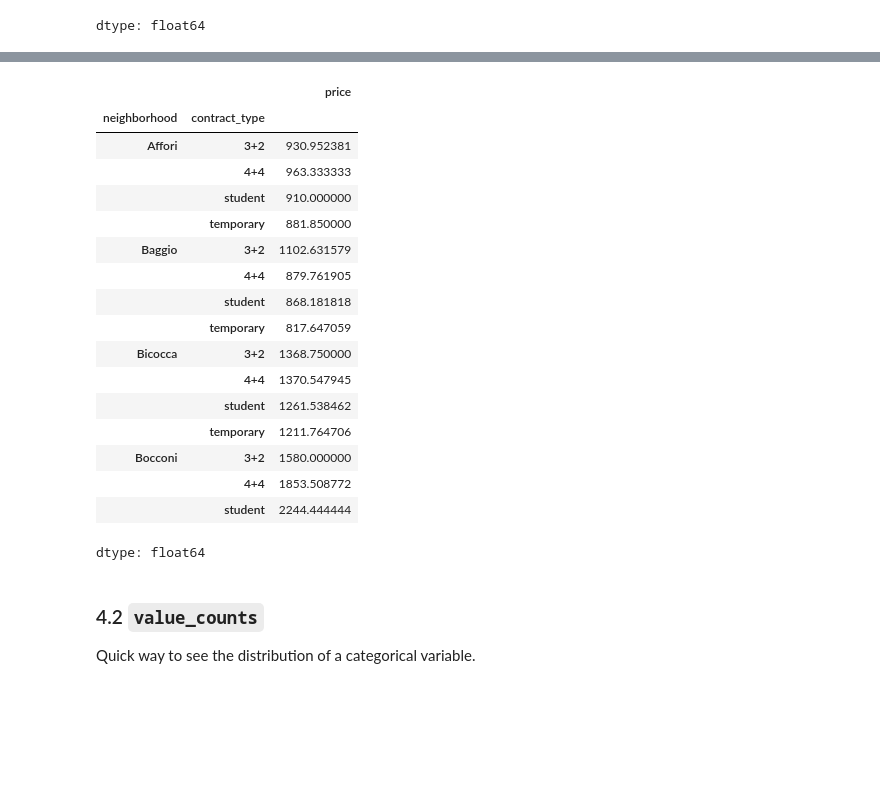
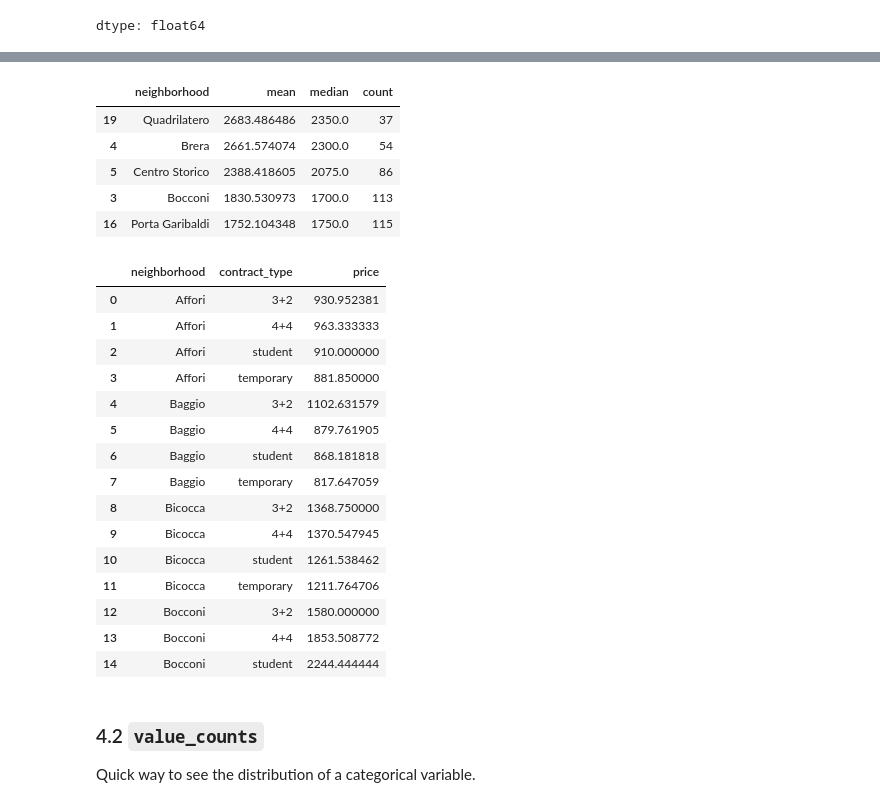
Before and after one commit to fpinell/hands_on_python_for_ds, a Jupyter notebook: notebooks/phd/2026/Lecture_1_Pandas_Workflow.ipynb, the cells around one changed output, grey strips where cells are left out. Saved outputs shown, nothing was run; the diff lists cells and outputs as text; code cells hidden in the pictures; blank space fills up the shorter version.

```diff
--- a/notebooks/phd/2026/Lecture_1_Pandas_Workflow.ipynb
+++ b/notebooks/phd/2026/Lecture_1_Pandas_Workflow.ipynb
@@ -828,6 +914,8 @@ def normalize_floor(x):
     except ValueError:
         return None  # we'll see what's left
 
+df['normalized_floor'] = df['floor'].apply(normalize_floor)
+
 df['floor'] = df['floor'].apply(normalize_floor)
 df['floor'].value_counts(dropna=False).sort_index()
 # %% [output]
@@ -1348,25 +1477,32 @@ df.groupby('neighborhood')['price'].agg(['mean', 'median', 'count']).sort_values
+# %%
+df_gb.head()
+# %% [output]
+|  | neighborhood | mean | median | count |
+| 19 | Quadrilatero | 2683.486486 | 2350.0 | 37 |
+| 4 | Brera | 2661.574074 | 2300.0 | 54 |
+| 5 | Centro Storico | 2388.418605 | 2075.0 | 86 |
+| 3 | Bocconi | 1830.530973 | 1700.0 | 113 |
+| 16 | Porta Garibaldi | 1752.104348 | 1750.0 | 115 |
 # %%
 # Group by two keys
-df.groupby(['neighborhood', 'contract_type'])['price'].mean().head(15)
+df.groupby(['neighborhood', 'contract_type'],as_index=False)['price'].mean().head(15)
 # %% [output]
-|  |  | price |
-| neighborhood | contract_type |  |
-| Affori | 3+2 | 930.952381 |
-|  | 4+4 | 963.333333 |
-|  | student | 910.000000 |
-|  | temporary | 881.850000 |
-| Baggio | 3+2 | 1102.631579 |
-|  | 4+4 | 879.761905 |
-|  | student | 868.181818 |
-|  | temporary | 817.647059 |
-| Bicocca | 3+2 | 1368.750000 |
-|  | 4+4 | 1370.547945 |
-|  | student | 1261.538462 |
-|  | temporary | 1211.764706 |
-| Bocconi | 3+2 | 1580.000000 |
-|  | 4+4 | 1853.508772 |
-|  | student | 2244.444444 |
+|  | neighborhood | contract_type | price |
+| 0 | Affori | 3+2 | 930.952381 |
+| 1 | Affori | 4+4 | 963.333333 |
+| 2 | Affori | student | 910.000000 |
+| 3 | Affori | temporary | 881.850000 |
+| 4 | Baggio | 3+2 | 1102.631579 |
+| 5 | Baggio | 4+4 | 879.761905 |
+| 6 | Baggio | student | 868.181818 |
+| 7 | Baggio | temporary | 817.647059 |
+| 8 | Bicocca | 3+2 | 1368.750000 |
+| 9 | Bicocca | 4+4 | 1370.547945 |
+| 10 | Bicocca | student | 1261.538462 |
+| 11 | Bicocca | temporary | 1211.764706 |
+| 12 | Bocconi | 3+2 | 1580.000000 |
+| 13 | Bocconi | 4+4 | 1853.508772 |
+| 14 | Bocconi | student | 2244.444444 |
-dtype: float64
 # %% [markdown]
 ### 4.2 `value_counts`
 
```
Also changed, not shown: parts of 19 cells of this notebook.
